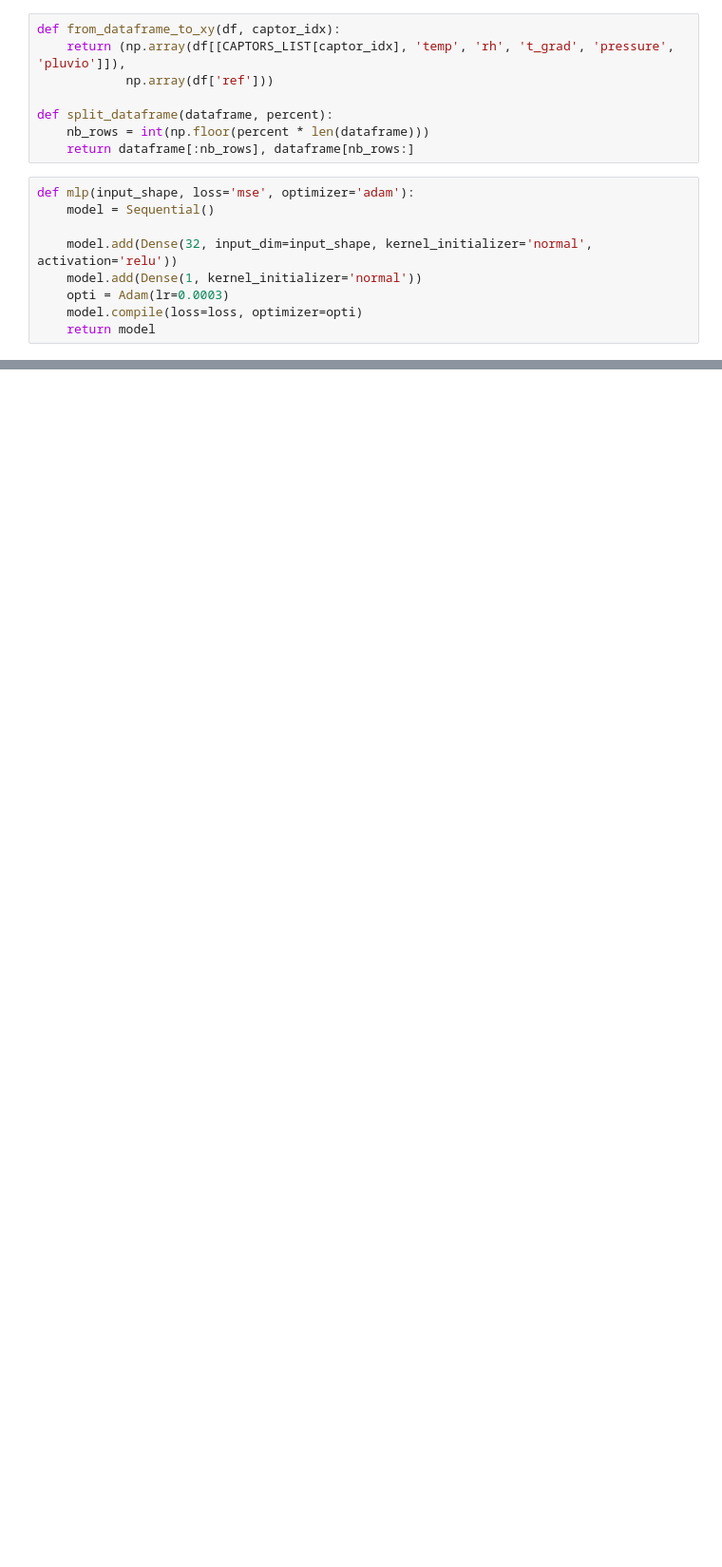
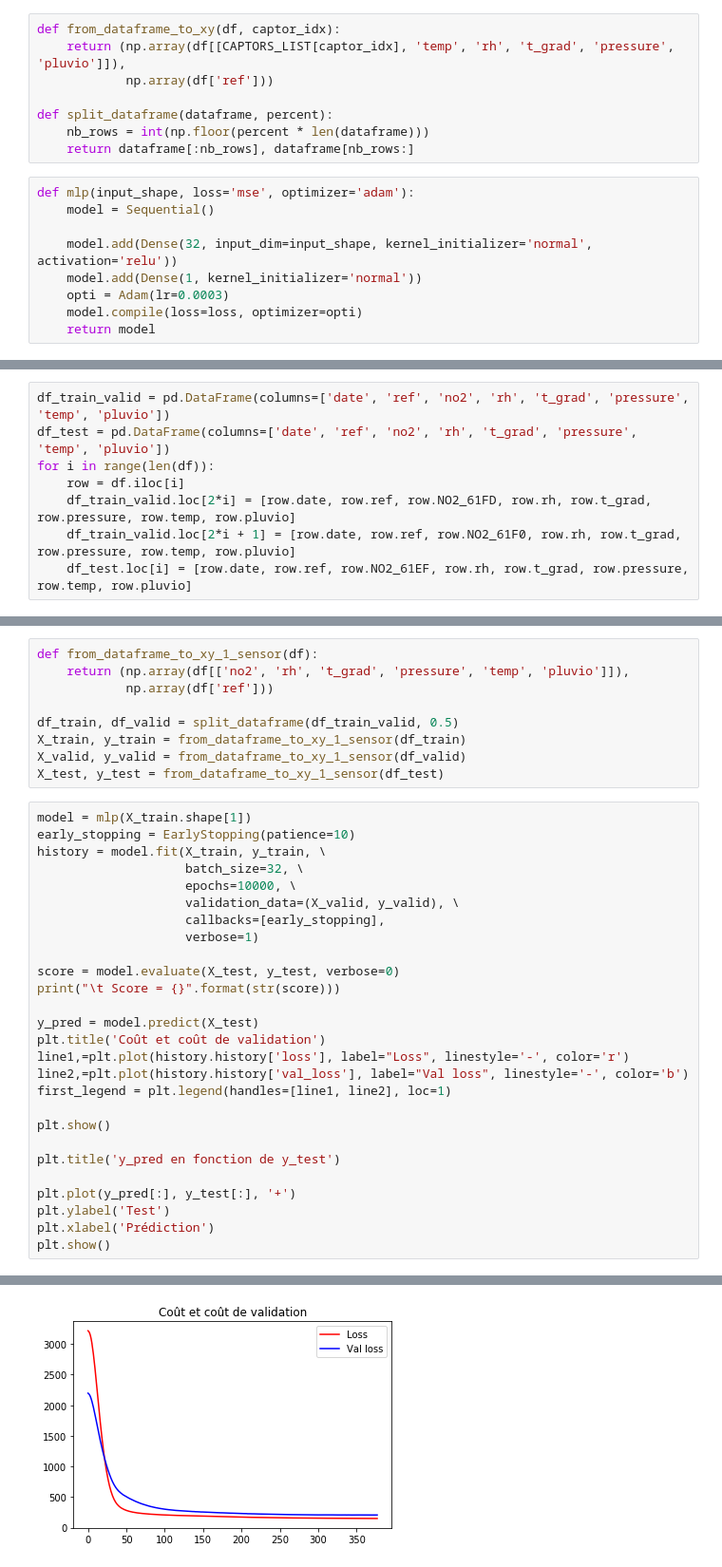
Before and after one commit to alexisdurieux/air_normand_pao, a Jupyter notebook: rendu/Prototyping/1.1. Perceptron_1_sensor.ipynb, the cells around one changed output, grey strips where cells are left out. Shown: that part at 95% size. Cells and saved outputs as stored; diff of their text form; blank space fills up the shorter version.

Commit message:
add sensor 1 by 1 tests

```diff
--- a/rendu/Prototyping/1.1. Perceptron_1_sensor.ipynb
+++ b/rendu/Prototyping/1.1. Perceptron_1_sensor.ipynb
@@ -162,0 +172,8 @@ for i in range(len(CAPTORS_LIST)):
+# %%
+df_train_valid = pd.DataFrame(columns=['date', 'ref', 'no2', 'rh', 't_grad', 'pressure', 'temp', 'pluvio'])
+df_test = pd.DataFrame(columns=['date', 'ref', 'no2', 'rh', 't_grad', 'pressure', 'temp', 'pluvio'])
+for i in range(len(df)):
+    row = df.iloc[i]
+    df_train_valid.loc[2*i] = [row.date, row.ref, row.NO2_61FD, row.rh, row.t_grad, row.pressure, row.temp, row.pluvio]
+    df_train_valid.loc[2*i + 1] = [row.date, row.ref, row.NO2_61F0, row.rh, row.t_grad, row.pressure, row.temp, row.pluvio]
+    df_test.loc[i] = [row.date, row.ref, row.NO2_61EF, row.rh, row.t_grad, row.pressure, row.temp, row.pluvio]
@@ -162,0 +189,37 @@ for i in range(len(CAPTORS_LIST)):
+# %%
+def from_dataframe_to_xy_1_sensor(df):
+    return (np.array(df[['no2', 'rh', 't_grad', 'pressure', 'temp', 'pluvio']]),
+            np.array(df['ref']))
+
+df_train, df_valid = split_dataframe(df_train_valid, 0.5)
+X_train, y_train = from_dataframe_to_xy_1_sensor(df_train)
+X_valid, y_valid = from_dataframe_to_xy_1_sensor(df_valid)
+X_test, y_test = from_dataframe_to_xy_1_sensor(df_test)
+# %%
+model = mlp(X_train.shape[1])
+early_stopping = EarlyStopping(patience=10)
+history = model.fit(X_train, y_train, \
+                    batch_size=32, \
+                    epochs=10000, \
+                    validation_data=(X_valid, y_valid), \
+                    callbacks=[early_stopping],
+                    verbose=1)
+
+score = model.evaluate(X_test, y_test, verbose=0)
+print("\t Score = {}".format(str(score)))
+
+y_pred = model.predict(X_test)
+plt.title('Coût et coût de validation')
+line1,=plt.plot(history.history['loss'], label="Loss", linestyle='-', color='r')
+line2,=plt.plot(history.history['val_loss'], label="Val loss", linestyle='-', color='b')
+first_legend = plt.legend(handles=[line1, line2], loc=1)
+
+plt.show()
+
+plt.title('y_pred en fonction de y_test')
+
+plt.plot(y_pred[:], y_test[:], '+')
+plt.ylabel('Test')
+plt.xlabel('Prédiction')
+plt.show()
+# %% [output]
@@ -162,0 +243 @@ for i in range(len(CAPTORS_LIST)):
+[figure, added]
```
Also changed, not shown: parts of 7 cells of this notebook, 5 other files.
